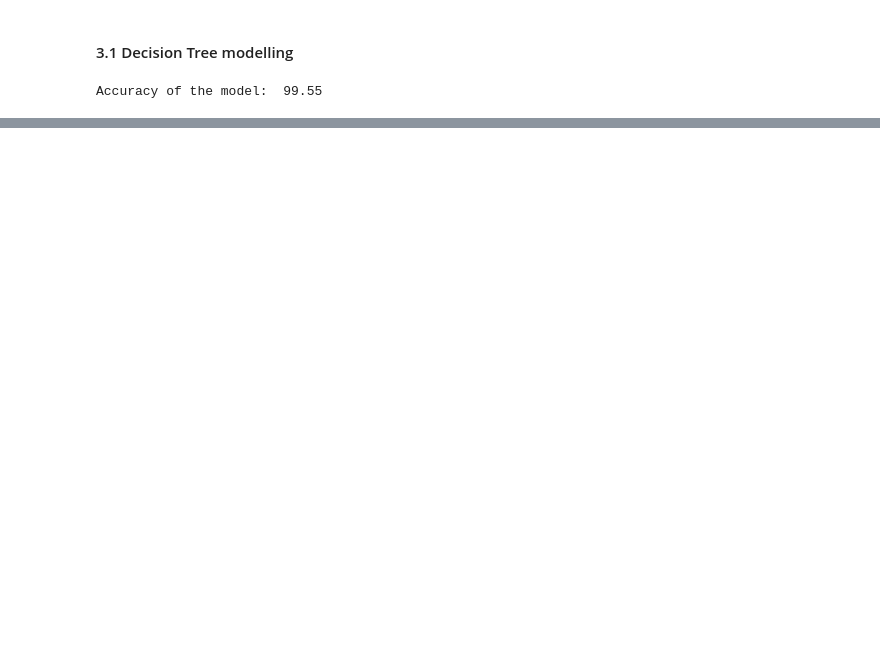
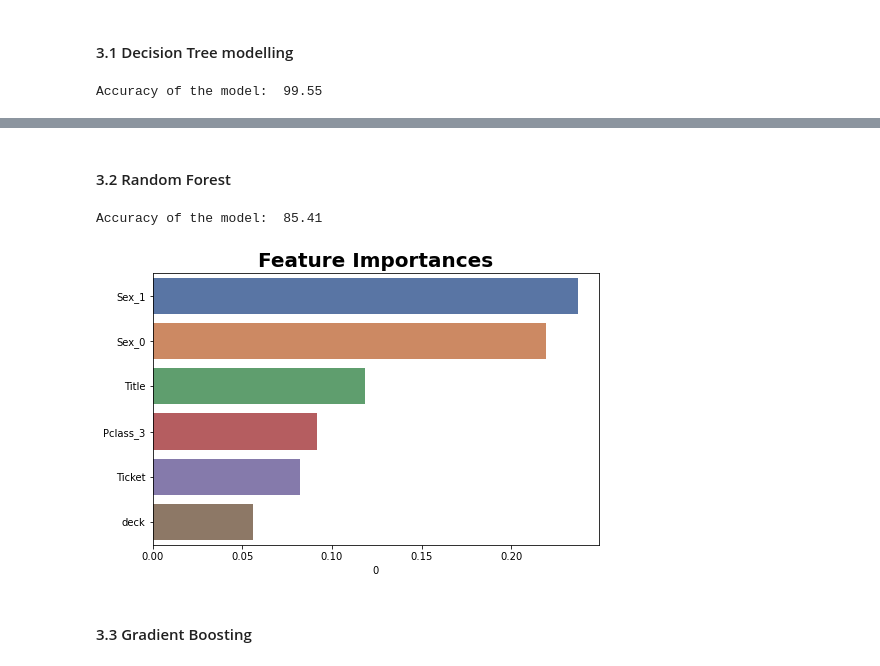
Before and after one commit to rida2689/Titanic_data, a Jupyter notebook: Titanic_ML.ipynb, the cells around one changed output, grey strips where cells are left out. Saved outputs shown, nothing was run; the diff lists cells and outputs as text; code cells hidden in the pictures; blank space fills up the shorter version.

Commit message:
Added other models

```diff
--- a/Titanic_ML.ipynb
+++ b/Titanic_ML.ipynb
@@ -525,0 +642,23 @@ Your submission was successfully saved!
+# %% [markdown]
+#### 3.2 Random Forest
+# %%
+random_forest = RandomForestClassifier(n_estimators=100, max_depth=5, random_state=1)
+random_forest.fit(X_train, Y_train)
+predictions = random_forest.predict(X_test)
+
+print("Accuracy of the model: ",round(random_forest.score(X_train, Y_train) * 100, 2))
+# %% [output]
+Accuracy of the model:  85.41
+# %%
+importances = pd.DataFrame(random_forest.feature_importances_, index = train_names)
+importances.sort_values(by = 0, inplace=True, ascending = False)
+importances = importances.iloc[0:6,:]
+
+plt.figure(figsize=(8, 5))
+sns.barplot(x = 0, y = importances.index, data = importances,palette="deep").set_title("Feature Importances",
+                                                                                        fontdict= { 'fontsize': 20,
+                                                                                                    'fontweight':'bold'});
+# %% [output]
+[figure, added]
+# %% [markdown]
+#### 3.3 Gradient Boosting
```
Also changed, not shown: parts of 25 cells of this notebook.
